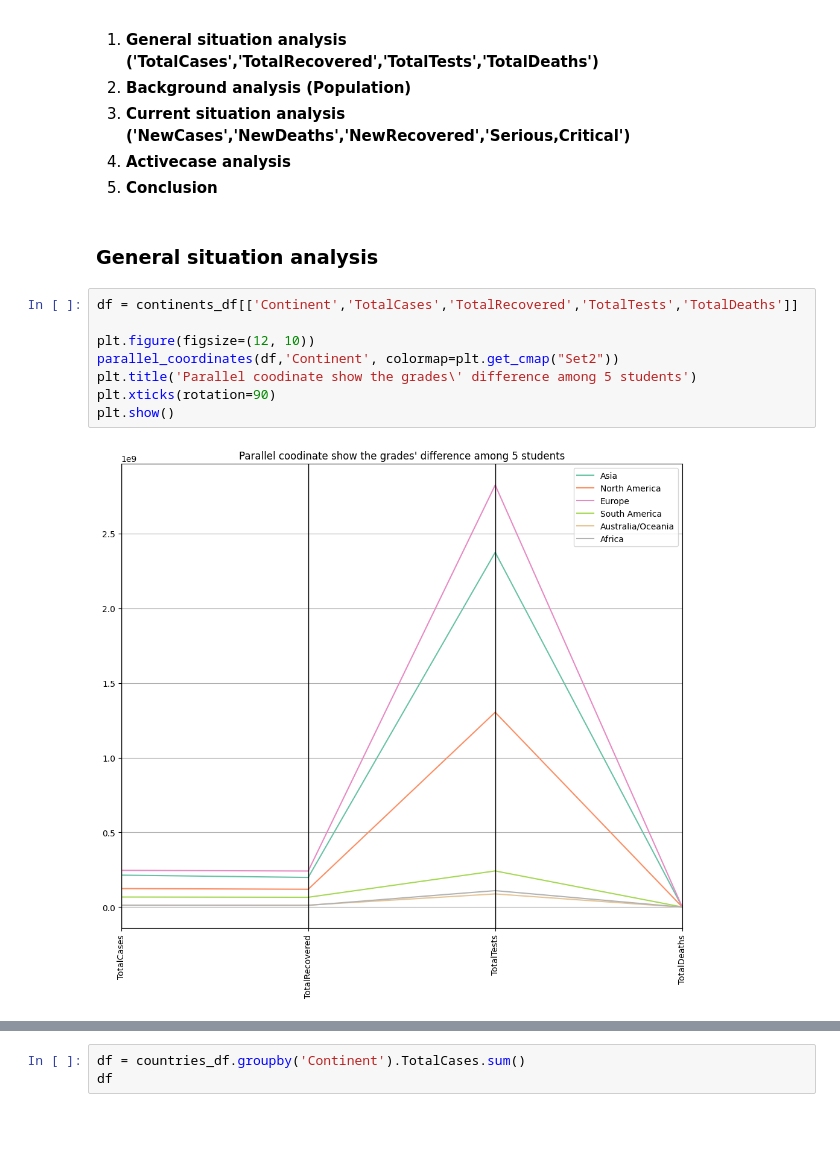
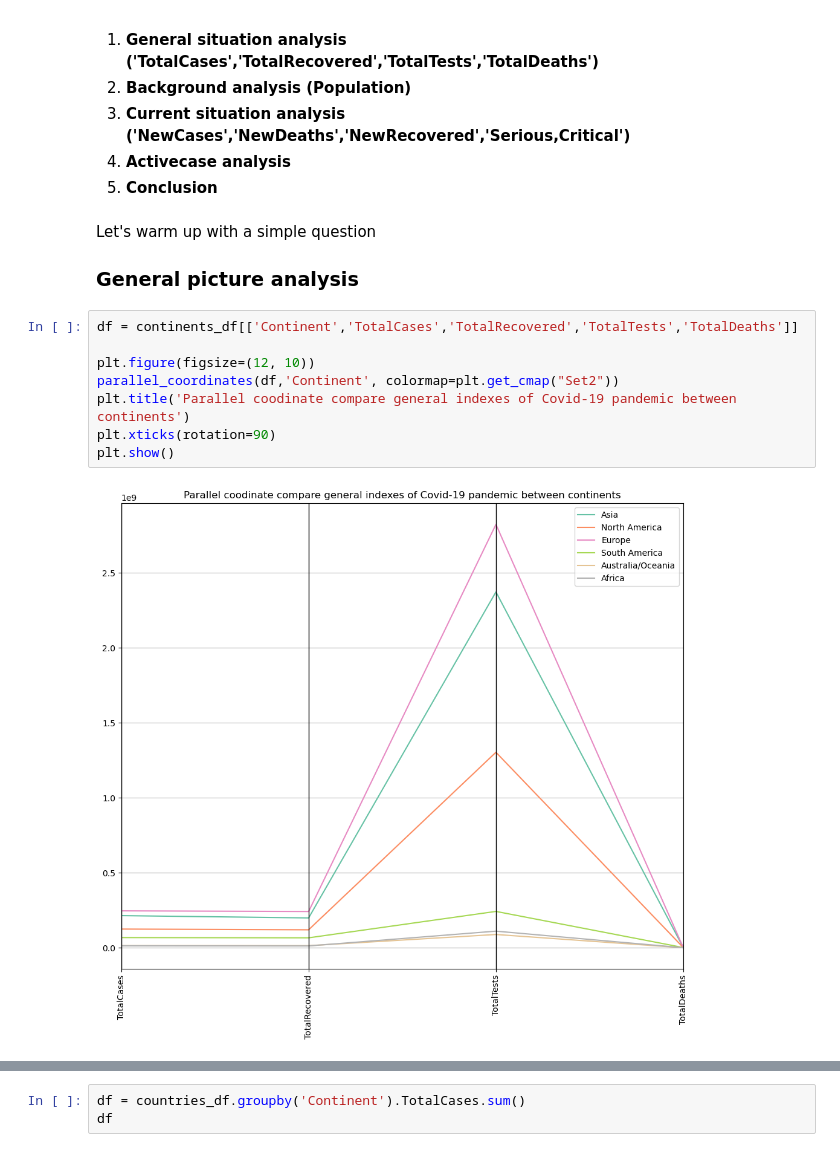
Before and after one commit to daongochoa2002/Lab1-Data-Visualization, a Jupyter notebook: Coronavirus Analysis.ipynb, the cells around one changed output, grey strips where cells are left out. Cells and saved outputs as stored; diff of their text form; blank space fills up the shorter version.

```diff
--- a/Coronavirus Analysis.ipynb
+++ b/Coronavirus Analysis.ipynb
@@ -590,16 +601,18 @@ As we think, a student would find the support from specialists when they have an
 4. **Activecase analysis**
 4. **Conclusion**
 # %% [markdown]
-### General situation analysis
+Let's warm up with a simple question
+
+### General picture analysis
 # %%
 df = continents_df[['Continent','TotalCases','TotalRecovered','TotalTests','TotalDeaths']]
 
 plt.figure(figsize=(12, 10))
 parallel_coordinates(df,'Continent', colormap=plt.get_cmap("Set2"))
-plt.title('Parallel coodinate show the grades\' difference among 5 students')
+plt.title('Parallel coodinate compare general indexes of Covid-19 pandemic between continents')
 plt.xticks(rotation=90)
 plt.show()
 # %% [output]
-[figure, old version]
+[figure, new version]
 # %% [markdown]
 **Comment**
```
Also changed, not shown: parts of 83 cells of this notebook.
